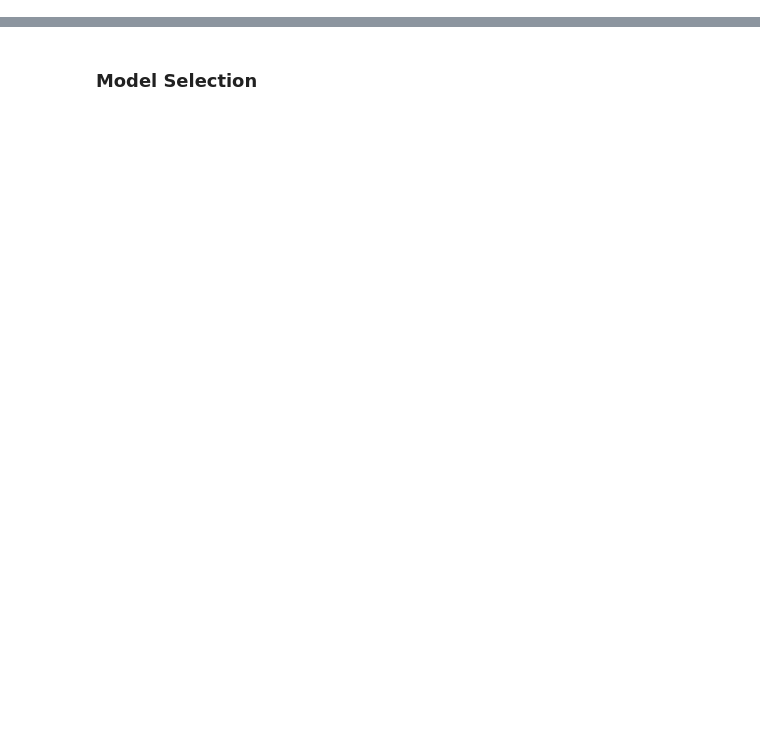
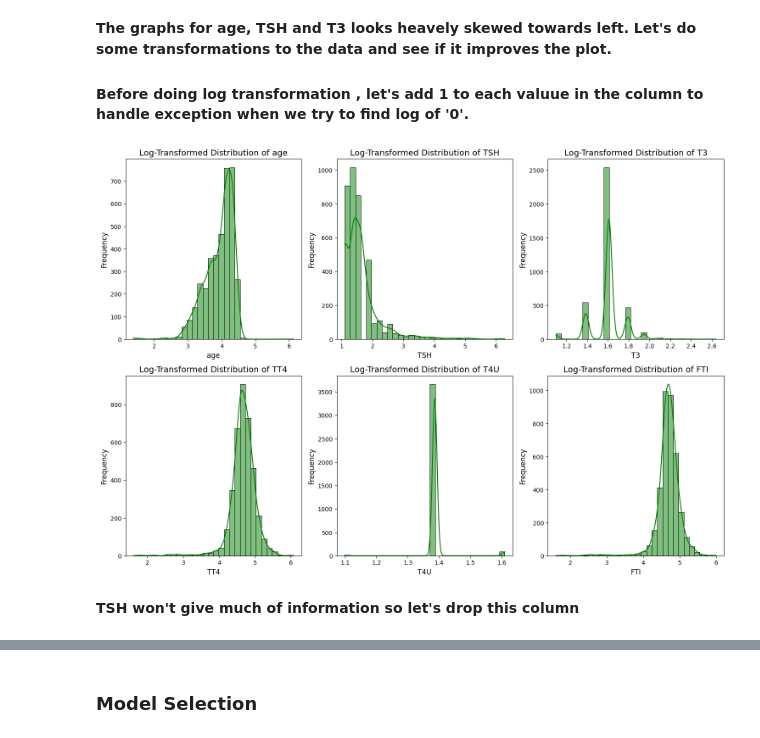
Before and after one commit to Adi3042/Thyroid-Disease-Detection, a Jupyter notebook: notebooks/EDA.ipynb, the cells around one changed output, grey strips where cells are left out. Cells and saved outputs as stored; diff of their text form; code cells hidden in the pictures; blank space fills up the shorter version.

```diff
--- a/notebooks/EDA.ipynb
+++ b/notebooks/EDA.ipynb
@@ -776,0 +431,30 @@ X_train,X_test,y_train,y_test = train_test_split(X,y,test_size=0.33,random_state
+# %% [markdown]
+**The graphs for age, TSH and T3 looks heavely skewed towards left. Let's do some transformations to the data and see if it improves the plot.**
+
+#### **Before doing log transformation , let's add 1 to each valuue in the column to handle exception when we try to find log of '0'.**
+# %%
+import matplotlib.pyplot as plt
+import seaborn as sns
+import numpy as np
+
+columns = ['age', 'TSH', 'T3', 'TT4', 'T4U', 'FTI']
+
+plt.figure(figsize=(15, 15), facecolor='white')
+
+plot_number = 1
+
+for column in columns:
+    new_data[column] += 1
+    ax = plt.subplot(3, 3, plot_number)
+    sns.histplot(np.log(new_data[column]), kde=True, color='green', bins=30)
+    plt.xlabel(column, fontsize=12)
+    plt.ylabel('Frequency', fontsize=12)
+    plt.title(f'Log-Transformed Distribution of {column}', fontsize=14)
+    plot_number += 1
+
+plt.tight_layout()
+plt.show()
+# %% [output]
+[figure, added]
+# %% [markdown]
+**TSH won't give much of information so let's drop this column**
```
Also changed, not shown: parts of 132 cells of this notebook, 11 other files.
